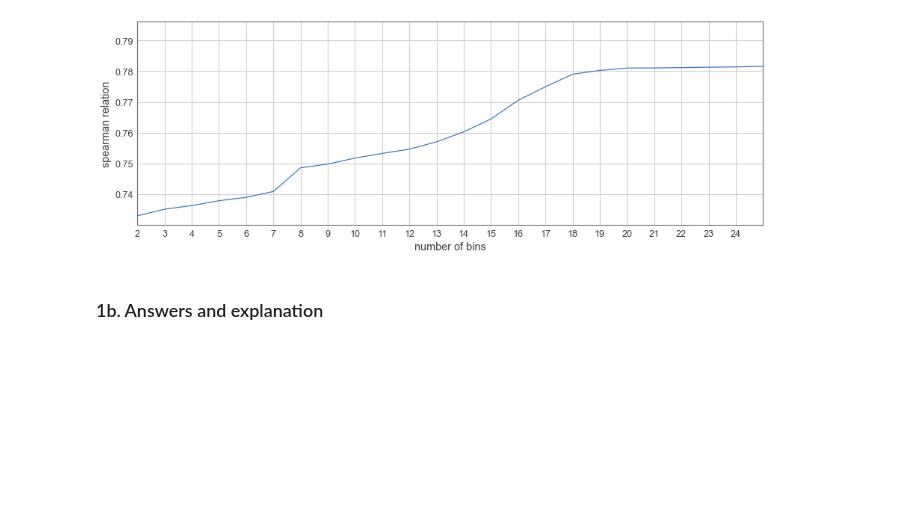
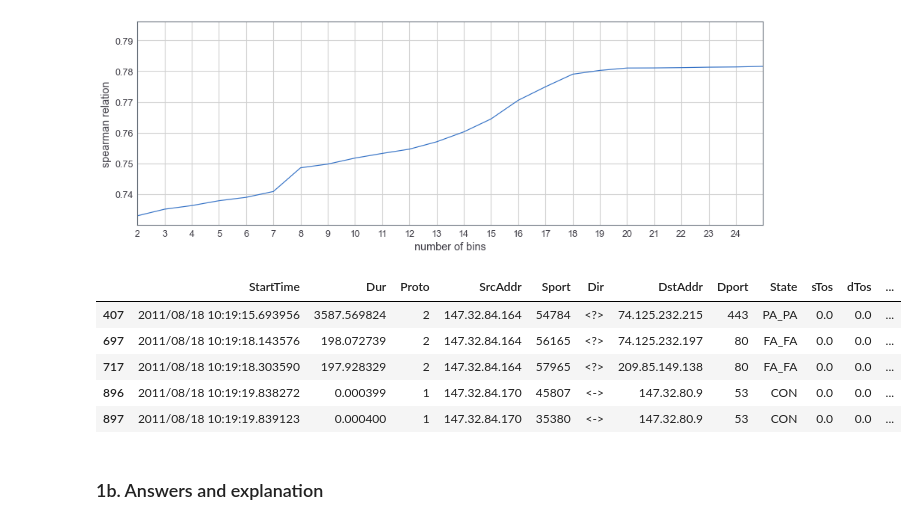
Before and after one commit to Timo9Madrid7/CS4035CyberDataAnalytics, a Jupyter notebook: assignment3/Lab3.ipynb, the cells around one changed output. Cells and saved outputs as stored; diff of their text form; code cells hidden in the pictures; blank space fills up the shorter version.

```diff
--- a/assignment3/Lab3.ipynb
+++ b/assignment3/Lab3.ipynb
@@ -206,6 +206,16 @@ plt.show()
 [figure]
 # %%
 feature_disc = KBinsDiscretizer(n_bins=20, encode='ordinal', strategy='uniform').fit_transform(feature_comb)
+
+source10['feature'] = feature_disc
+source10.head()
+# %% [output]
+|  | StartTime | Dur | Proto | SrcAddr | Sport | Dir | DstAddr | Dport | State | sTos | dTos | ... |
+| 407 | 2011/08/18 10:19:15.693956 | 3587.569824 | 2 | 147.32.84.164 | 54784 | <?> | 74.125.232.215 | 443 | PA_PA | 0.0 | 0.0 | ... |
+| 697 | 2011/08/18 10:19:18.143576 | 198.072739 | 2 | 147.32.84.164 | 56165 | <?> | 74.125.232.197 | 80 | FA_FA | 0.0 | 0.0 | ... |
+| 717 | 2011/08/18 10:19:18.303590 | 197.928329 | 2 | 147.32.84.164 | 57965 | <?> | 209.85.149.138 | 80 | FA_FA | 0.0 | 0.0 | ... |
+| 896 | 2011/08/18 10:19:19.838272 | 0.000399 | 1 | 147.32.84.170 | 45807 | <-> | 147.32.80.9 | 53 | CON | 0.0 | 0.0 | ... |
+| 897 | 2011/08/18 10:19:19.839123 | 0.000400 | 1 | 147.32.84.170 | 35380 | <-> | 147.32.80.9 | 53 | CON | 0.0 | 0.0 | ... |
 # %% [markdown]
 ### 1b. Answers and explanation
 # %% [markdown]
```
Also changed, not shown: parts of 1 cell of this notebook.
